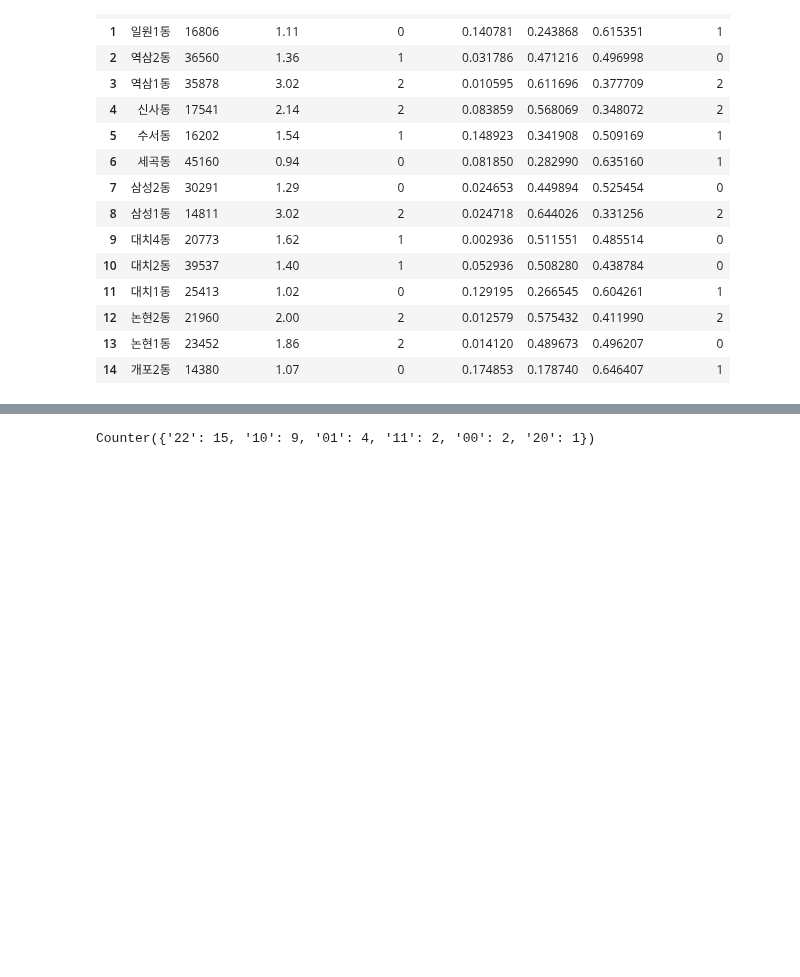
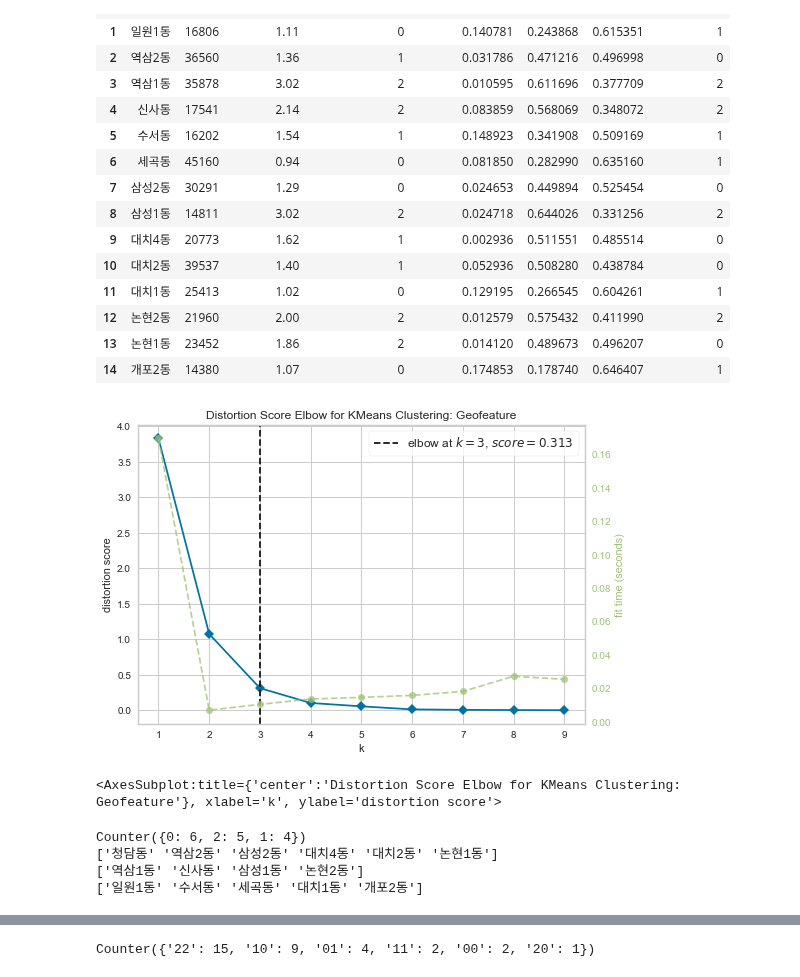
Before and after one commit to POSdata-Sales-Prediction/Store-operation-consulting, a Jupyter notebook: gangnam_geographic_clustering.ipynb, the cells around one changed output, grey strips where cells are left out. Cells and saved outputs as stored; diff of their text form; code cells hidden in the pictures; blank space fills up the shorter version.

```diff
--- a/gangnam_geographic_clustering.ipynb
+++ b/gangnam_geographic_clustering.ipynb
@@ -261,3 +261,25 @@ feature
 | 12 | 논현2동 | 21960 | 2.00 | 2 | 0.012579 | 0.575432 | 0.411990 | 2 |
 | 13 | 논현1동 | 23452 | 1.86 | 2 | 0.014120 | 0.489673 | 0.496207 | 0 |
 | 14 | 개포2동 | 14380 | 1.07 | 0 | 0.174853 | 0.178740 | 0.646407 | 1 |
+# %%
+# geofeature clustering 진행
+from yellowbrick.cluster import KElbowVisualizer
+from sklearn.cluster import KMeans
+
+# preprocessing 후 분산 확인
+from sklearn.preprocessing import MinMaxScaler  # 표준화 패키지 라이브러리
+from sklearn.preprocessing import StandardScaler  # 표준화 패키지 라이브러리
+totalfeature_data = feature[["유동인구비율","cluster_geo"]].values
+
+totalfeature_data = MinMaxScaler().fit_transform(totalfeature_data) # x객체에 x를 표준화한 데이터를 저장
+#geofeature_data = StandardScaler().fit_transform(geofeature_data) # x객체에 x를 표준화한 데이터를 저장
+
+
+# distortion score = Sum of squares of distances of points from cluster centers
+model = KMeans()
+visualizer = KElbowVisualizer(model, k=(1,10), title="Distortion Score Elbow for KMeans Clustering: Geofeature")
+visualizer.fit(totalfeature_data)
+visualizer.show()
+# %% [output]
+[figure, added]
+<AxesSubplot:title={'center':'Distortion Score Elbow for KMeans Clustering: Geofeature'}, xlabel='k', ylabel='distortion score'>
@@ -264,3 +300,17 @@ feature
+# %%
+# 기존 4 feature standard scaler 돌리고 k3으로 clustering 한 결과
+from collections import Counter
+print(Counter(feature["cluster"]))
+
+
+print(feature[feature["cluster"] == 0]["행정동"].values)
+print(feature[feature["cluster"] == 1]["행정동"].values)
+print(feature[feature["cluster"] == 2]["행정동"].values)
+# %% [output]
+Counter({0: 6, 2: 5, 1: 4})
+['청담동' '역삼2동' '삼성2동' '대치4동' '대치2동' '논현1동']
+['역삼1동' '신사동' '삼성1동' '논현2동']
+['일원1동' '수서동' '세곡동' '대치1동' '개포2동']
 # %%
 store_dong
 # %% [output]
```
Also changed, not shown: parts of 7 cells of this notebook, 1 other file.
